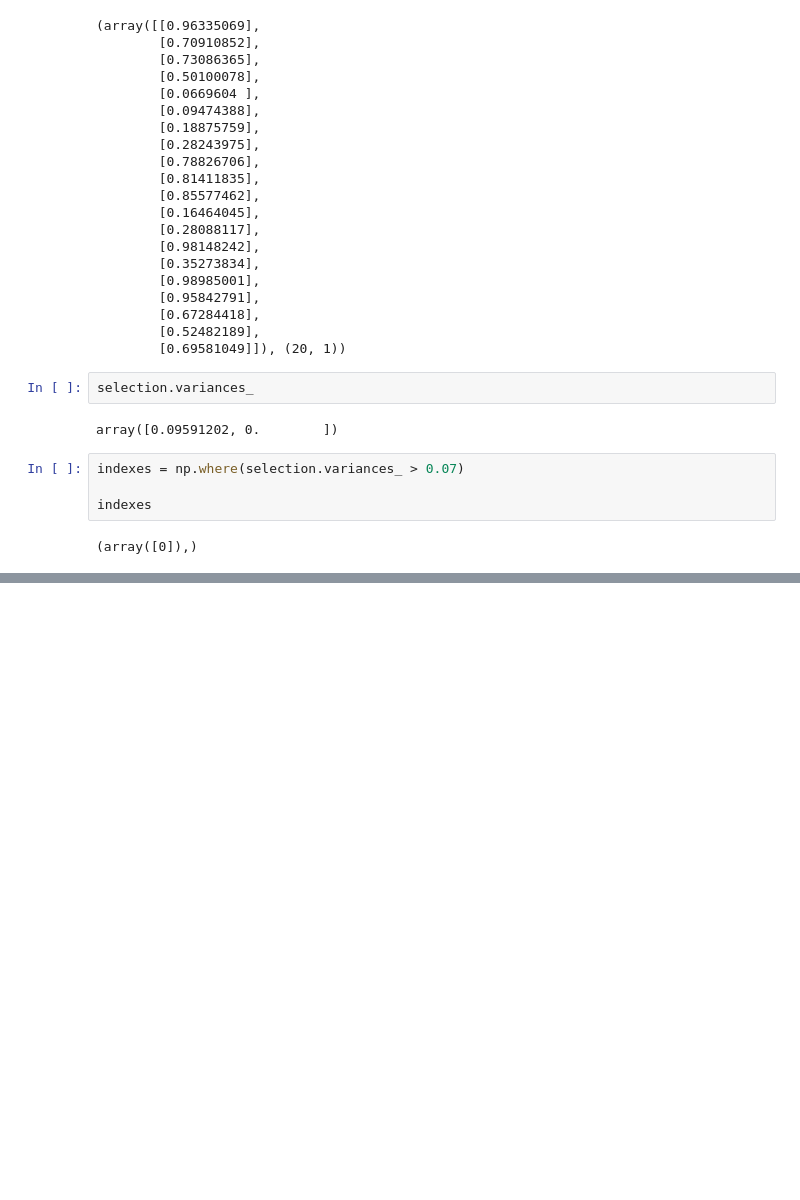
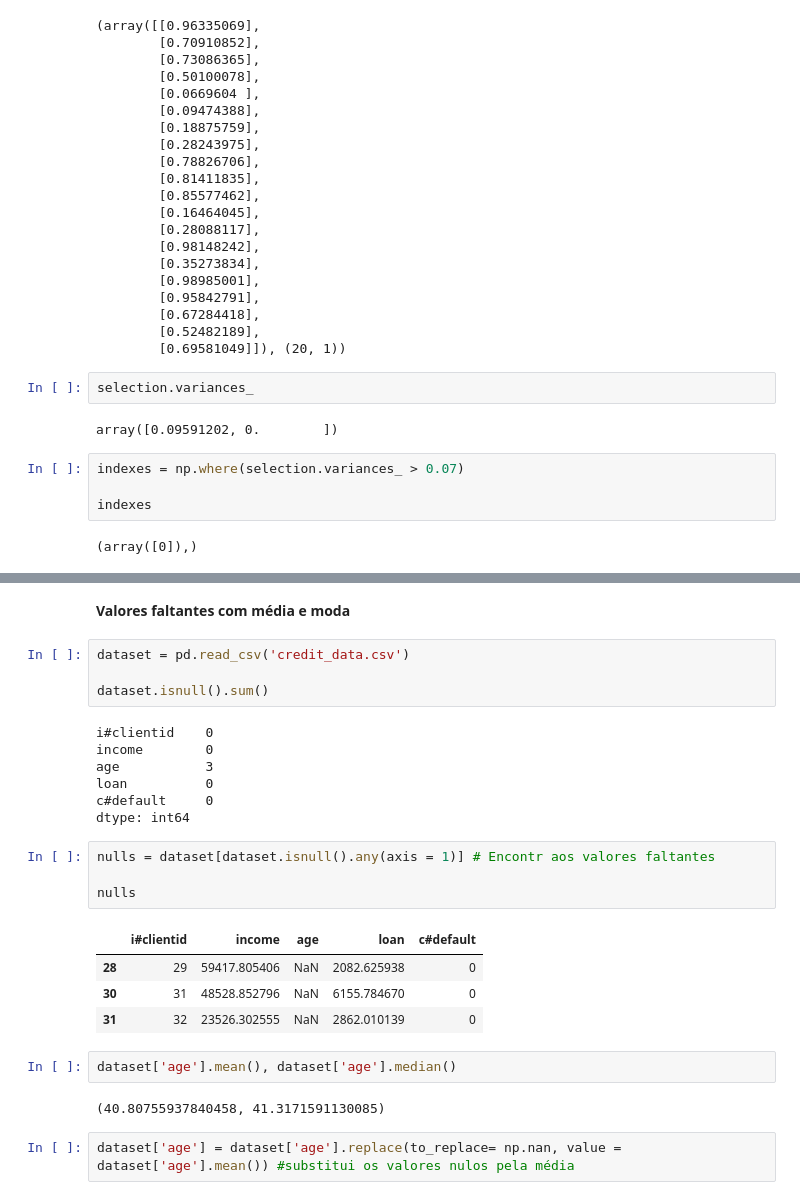
Before and after one commit to miller00315/estatistica_machine_learning, a Jupyter notebook: avaliacao_algoritmos_machine_learning.ipynb, the cells around one changed output, grey strips where cells are left out. Drawn from its saved outputs; the diff is of its cells as text; blank space fills up the shorter version.

```diff
--- a/avaliacao_algoritmos_machine_learning.ipynb
+++ b/avaliacao_algoritmos_machine_learning.ipynb
@@ -349,0 +436,28 @@ indexes
+# %% [markdown]
+**Valores faltantes com média e moda**
+# %%
+dataset = pd.read_csv('credit_data.csv')
+
+dataset.isnull().sum()
+# %% [output]
+i#clientid    0
+income        0
+age           3
+loan          0
+c#default     0
+dtype: int64
+# %%
+nulls = dataset[dataset.isnull().any(axis = 1)] # Encontr aos valores faltantes
+
+nulls
+# %% [output]
+|  | i#clientid | income | age | loan | c#default |
+| 28 | 29 | 59417.805406 | NaN | 2082.625938 | 0 |
+| 30 | 31 | 48528.852796 | NaN | 6155.784670 | 0 |
+| 31 | 32 | 23526.302555 | NaN | 2862.010139 | 0 |
+# %%
+dataset['age'].mean(), dataset['age'].median()
+# %% [output]
+(40.80755937840458, 41.3171591130085)
+# %%
+dataset['age'] = dataset['age'].replace(to_replace= np.nan, value = dataset['age'].mean()) #substitui os valores nulos pela média
```
Also changed, not shown: parts of 16 cells of this notebook.
